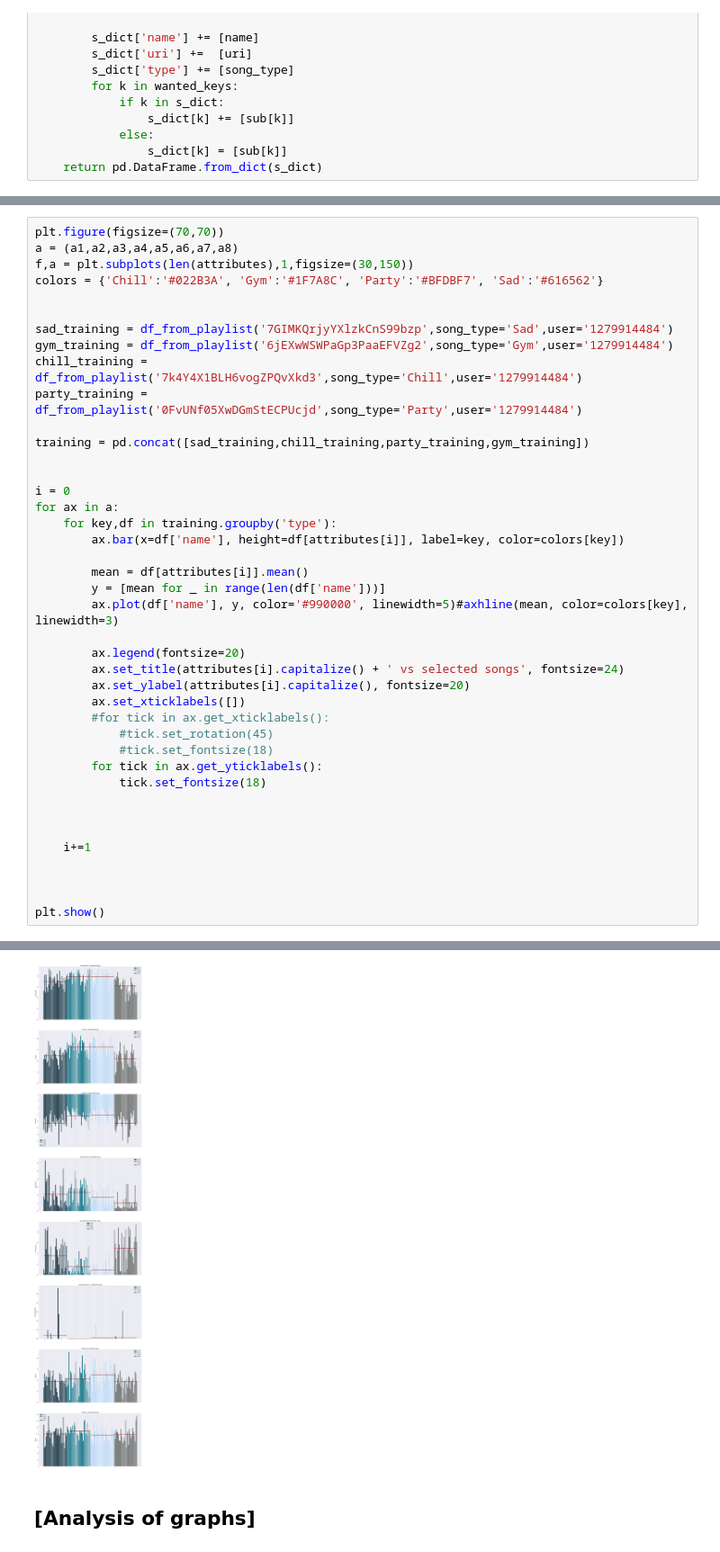
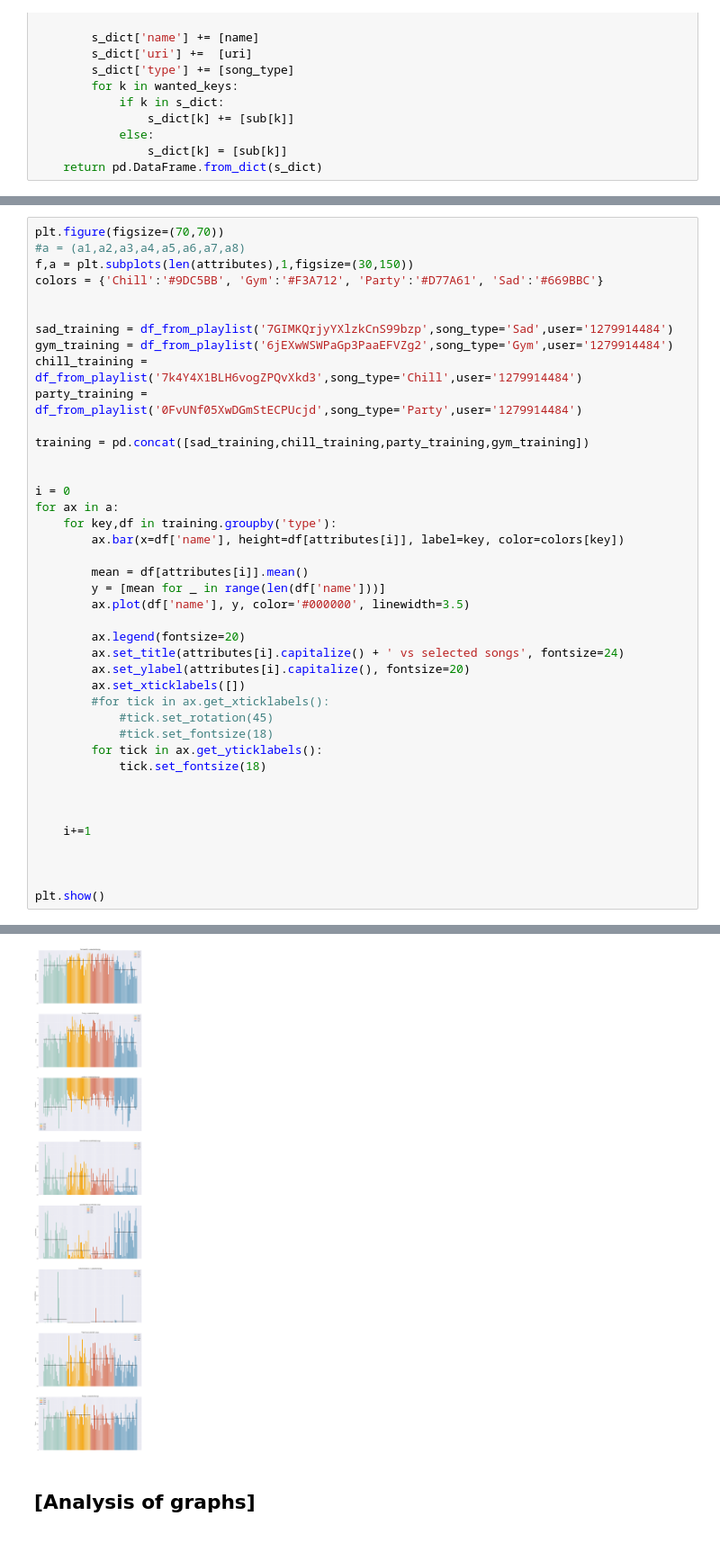
Before and after one commit to aditisundar/datasci_final, a Jupyter notebook: main.ipynb, the cells around one changed output, grey strips where cells are left out. Shown: that part at 90% size. Drawn from its saved outputs; the diff is of its cells as text.

Commit message:
colorcoded data

```diff
--- a/main.ipynb
+++ b/main.ipynb
@@ -126,9 +127,9 @@ display(all_lists)
 | 3 | Check | Gym | 5vZDl7Jr6GmtJjnziKSBqN | 0.672 | 0.573 | -7.708 | 0.2770 | 0.000268 | ... |
 # %%
 plt.figure(figsize=(70,70))
-a = (a1,a2,a3,a4,a5,a6,a7,a8)
+#a = (a1,a2,a3,a4,a5,a6,a7,a8)
 f,a = plt.subplots(len(attributes),1,figsize=(30,150))
-colors = {'Chill':'#022B3A', 'Gym':'#1F7A8C', 'Party':'#BFDBF7', 'Sad':'#616562'}
+colors = {'Chill':'#9DC5BB', 'Gym':'#F3A712', 'Party':'#D77A61', 'Sad':'#669BBC'}
 
 
 sad_training = df_from_playlist('7GIMKQrjyYXlzkCnS99bzp',song_type='Sad',user='1279914484')
@@ -139,35 +140,35 @@ party_training = df_from_playlist('0FvUNf05XwDGmStECPUcjd',song_type='Party',use
 training = pd.concat([sad_training,chill_training,party_training,gym_training])
 
 
 i = 0
 for ax in a:
     for key,df in training.groupby('type'):
         ax.bar(x=df['name'], height=df[attributes[i]], label=key, color=colors[key])
 
         mean = df[attributes[i]].mean()
         y = [mean for _ in range(len(df['name']))]
-        ax.plot(df['name'], y, color='#990000', linewidth=5)#axhline(mean, color=colors[key], linewidth=3)
+        ax.plot(df['name'], y, color='#000000', linewidth=3.5)
 
         ax.legend(fontsize=20)
         ax.set_title(attributes[i].capitalize() + ' vs selected songs', fontsize=24)
         ax.set_ylabel(attributes[i].capitalize(), fontsize=20)
         ax.set_xticklabels([])
         #for tick in ax.get_xticklabels():
             #tick.set_rotation(45)
             #tick.set_fontsize(18)
         for tick in ax.get_yticklabels():
             tick.set_fontsize(18)
 
 
 
     i+=1
 
 
 
 plt.show()
 # %% [output]
 <Figure size 5040x5040 with 0 Axes>
-[figure, old version]
+[figure, new version]
 # %% [markdown]
 ## [Analysis of graphs]
 # %% [markdown]
```
Also changed, not shown: parts of 4 cells of this notebook, 1 other file.
